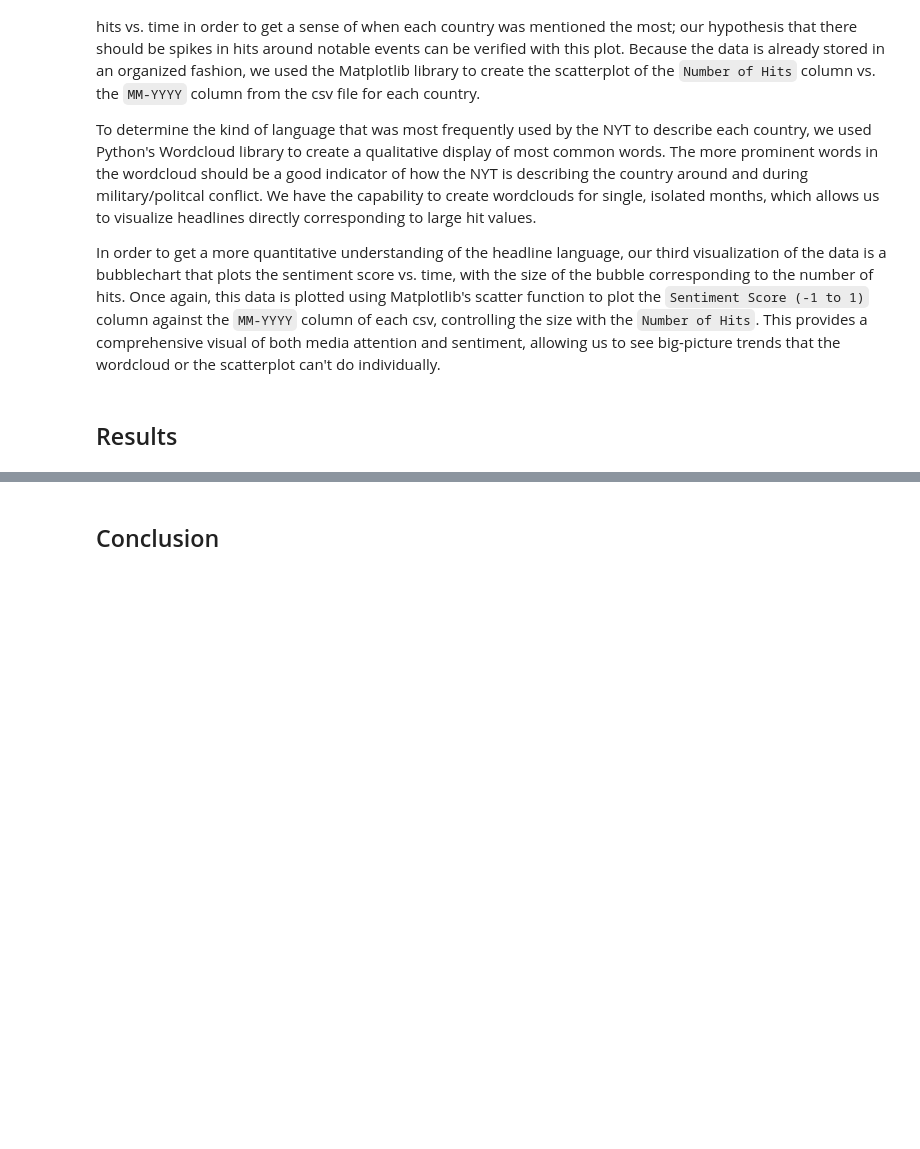
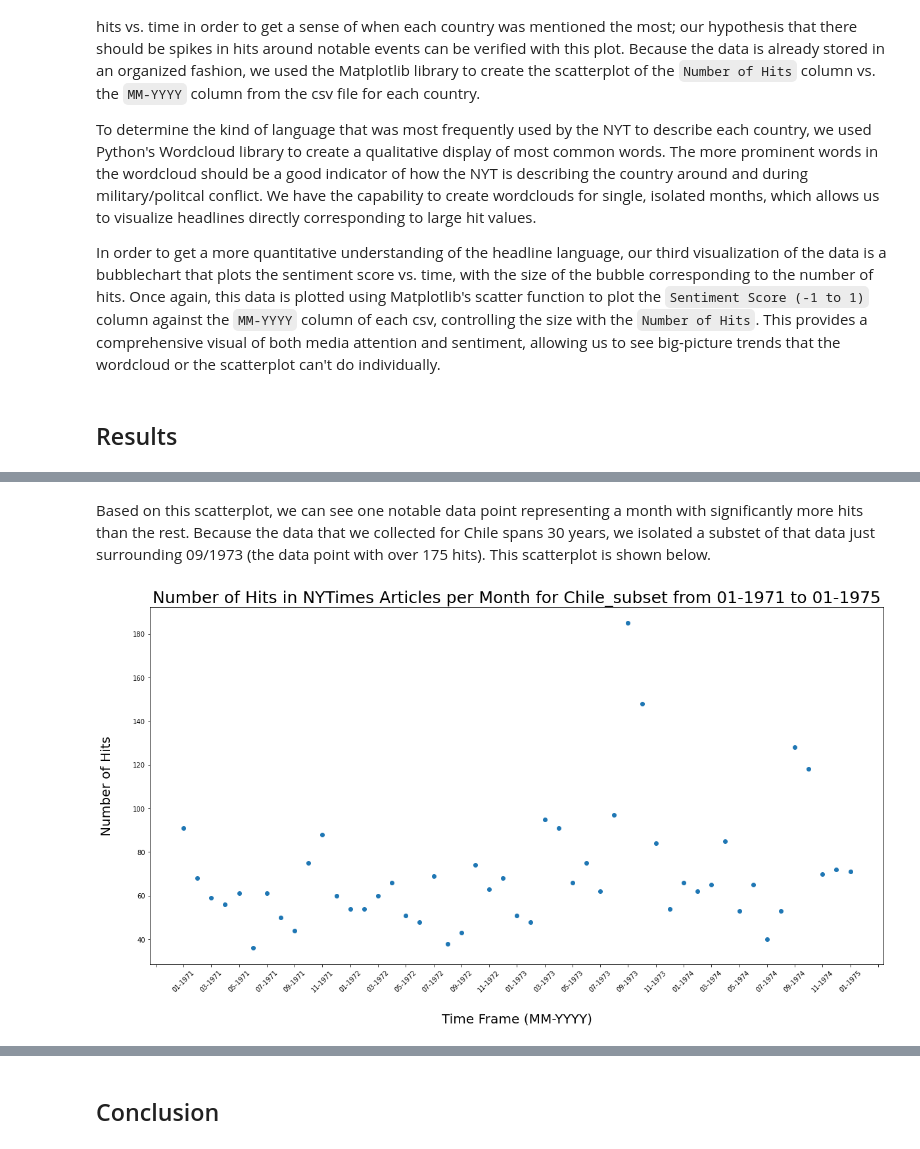
Before and after one commit to olincollege/softdes-nytimes-countries, a Jupyter notebook: ComputationalEssay.ipynb, the cells around one changed output, grey strips where cells are left out. Cells and saved outputs as stored; diff of their text form; code cells hidden in the pictures; blank space fills up the shorter version.

```diff
--- a/ComputationalEssay.ipynb
+++ b/ComputationalEssay.ipynb
@@ -115,0 +123,6 @@ In order to get a more quantitative understanding of the headline language, our
+# %% [markdown]
+Based on this scatterplot, we can see one notable data point representing a month with significantly more hits than the rest. Because the data that we collected for Chile spans 30 years, we isolated a substet of that data just surrounding 09/1973 (the data point with over 175 hits). This scatterplot is shown below.
+# %%
+create_scatter_plot("Chile_subset")
+# %% [output]
+[figure, added]
```
Also changed, not shown: parts of 25 cells of this notebook.
